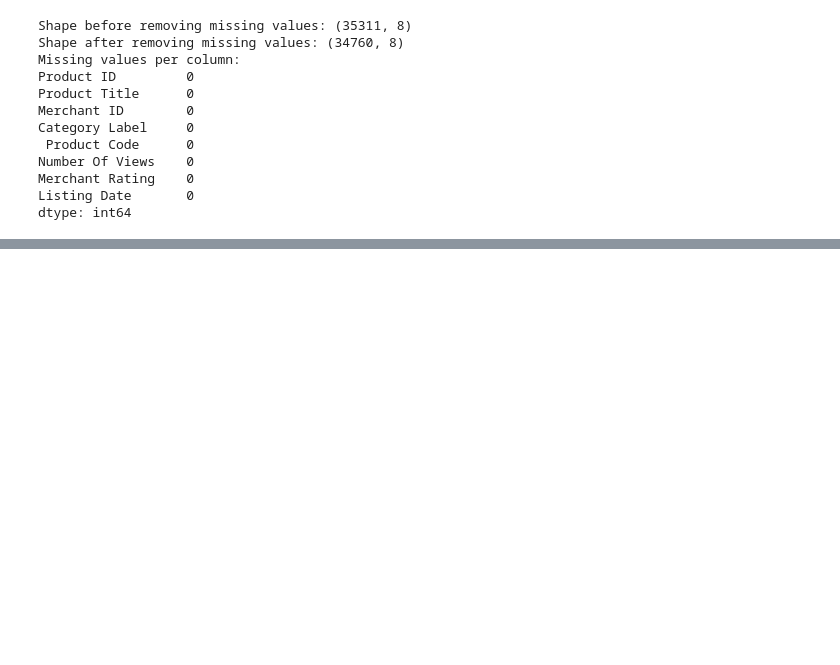
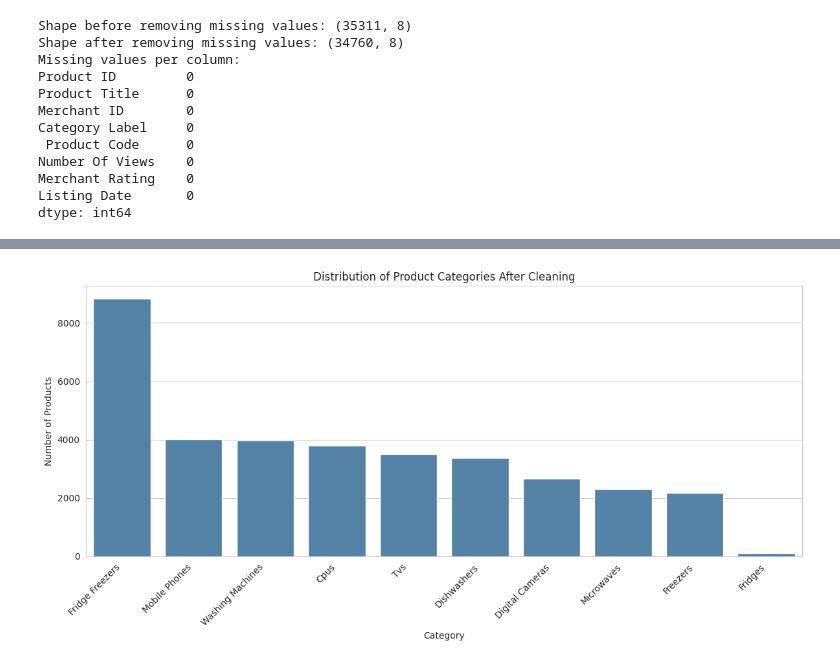
Before and after one commit to Cerasela-b/ml-product-category-classifier, a Jupyter notebook: notebook/category_classifier_analysis.ipynb, the cells around one changed output, grey strips where cells are left out. Drawn from its saved outputs; the diff is of its cells as text; code cells hidden in the pictures; blank space fills up the shorter version.

Commit message:
Standardizing Category Label

```diff
--- a/notebook/category_classifier_analysis.ipynb
+++ b/notebook/category_classifier_analysis.ipynb
@@ -266,0 +291,21 @@ dtype: int64
+# %%
+# Define a mapping to standardize categories
+category_mapping = {
+    'fridge': 'Fridges',
+    'Fridge Freezers': 'Fridge Freezers',
+    'Fridges': 'Fridge Freezers',
+    'Mobile Phone': 'Mobile Phones',
+    'CPUs': 'CPUs',
+    'CPU': 'CPUs',
+    # Add more mappings if needed
+}
+
+# Apply the mapping
+df['Category Label'] = df['Category Label'].replace(category_mapping)
+
+# Strip extra spaces and capitalize consistently
+df['Category Label'] = df['Category Label'].str.strip().str.title()
+
+# View the cleaned category distribution
+print("\nCategory distribution after cleaning:")
+print(df['Category Label'].value_counts())
@@ -266,0 +326,21 @@ dtype: int64
+# %%
+# Visualization of the categories after cleaning
+# Calculate category counts
+category_counts = df['Category Label'].value_counts()
+
+# Set plot style
+sns.set_style("whitegrid")
+
+# Create the bar plot
+plt.figure(figsize=(12,6))
+sns.barplot(x=category_counts.index, y=category_counts.values, color="steelblue")
+plt.xticks(rotation=45, ha='right')
+plt.ylabel("Number of Products")
+plt.xlabel("Category")
+plt.title("Distribution of Product Categories After Cleaning")
+plt.tight_layout()
+
+# Show plot
+plt.show()
+# %% [output]
+[figure, added]
```
Also changed, not shown: parts of 3 cells of this notebook.
